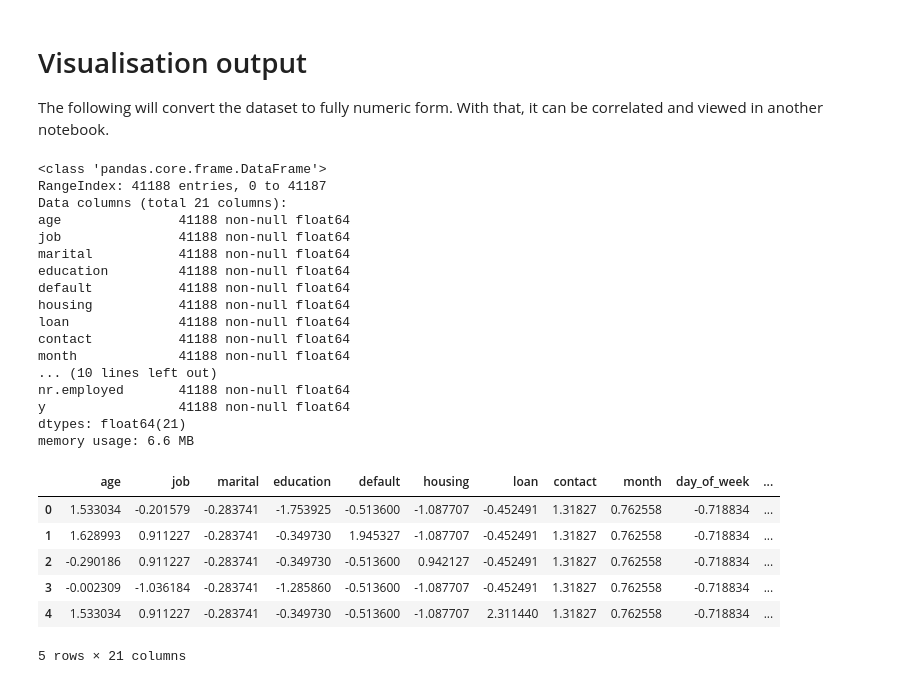
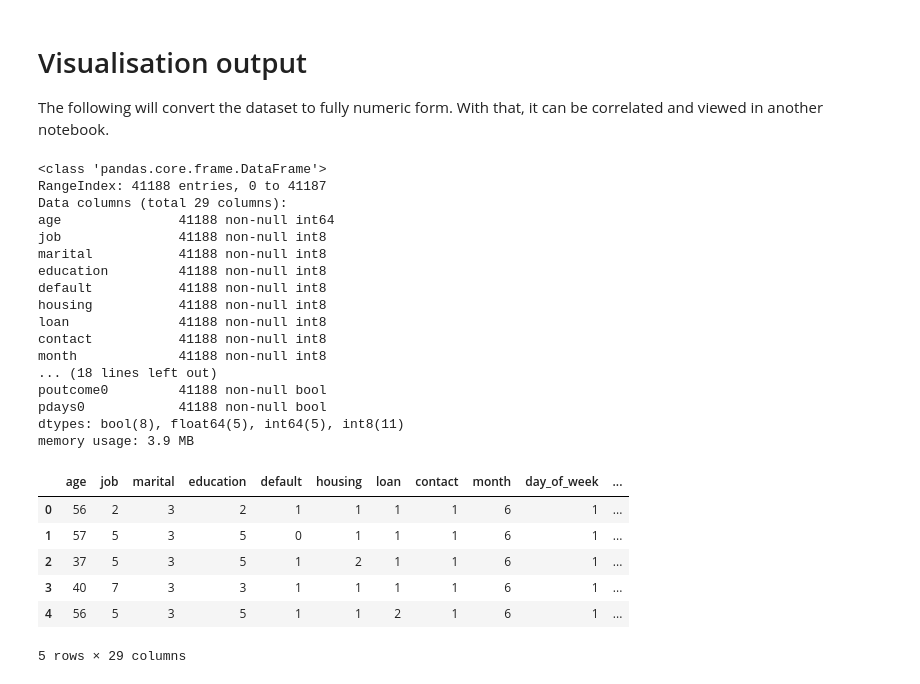
Before and after one commit to eepgwde/pyeg0, a Jupyter notebook: fca/fca0.ipynb, the cells around one changed output. Drawn from its saved outputs; the diff is of its cells as text; code cells hidden in the pictures.

```diff
--- a/fca/fca0.ipynb
+++ b/fca/fca0.ipynb
@@ -104,0 +173,11 @@ memory usage: 3.6 MB
+# %%
+## Reclassify the yes/no/unknown
+tags=['default', 'housing', 'loan']
+ctype0 = CategoricalDtype(categories=['unknown',
+                                      'no',
+                                      'yes'],
+                          ordered=True)
+
+for tag in tags:
+    df1 = i0.categorize0(df1, tag=tag, ctype0=ctype0, class0='unknown')
+    any(df1[tag].isna())
@@ -104,0 +188,9 @@ memory usage: 3.6 MB
+# %%
+## Reclassify this poutcome
+tag='poutcome'
+ctype0 = CategoricalDtype(categories=['nonexistent',
+                                      'failure',
+                                      'success'],
+                          ordered=True)
+df1 = i0.categorize0(df1, tag=tag, ctype0=ctype0, class0='nonexistent')
+any(df1[tag].isna())
@@ -104,0 +219,13 @@ memory usage: 3.6 MB
+# %%
+tag = 'pdays'
+tag0 = tag+"0"
+df1[tag0] = df1[tag].values == 999
+# %%
+# Make the pdays infinity not quite so large.
+x0 = max((df1[tag][df1[tag] != 999]).values)
+x0 = math.floor(1.5 * x0)
+x0
+
+s0 = df1[tag].copy()
+s0[s0.values == 999] = x0
+df1[tag] = s0
@@ -108,41 +247,43 @@ The following will convert the dataset to fully numeric form. With that, it can
 # %%
 # Convert categories to integers and scale
 df2 = i0.cat2code(df1)
 
 df2.info()
 df2.head()
 
 # Let me look at it with R and do some visualisation
+df1.to_csv("catted.csv", index=False)
+df1.to_pickle("catted.pickle")
 df2.to_csv("coded.csv", index=False)
 df2.to_pickle("coded.pickle")
 
 # df3 = i0.code2scale(df2, scaler0=StandardScaler(with_std=False))
 df3 = i0.code2scale(df2, scaler0=StandardScaler(with_std=True))
 df3.to_pickle("scaled.pickle")
 
 # Visualisation and models are in other notebooks.
 # %% [output]
 <class 'pandas.core.frame.DataFrame'>
 RangeIndex: 41188 entries, 0 to 41187
-Data columns (total 21 columns):
-age               41188 non-null float64
-job               41188 non-null float64
-marital           41188 non-null float64
-education         41188 non-null float64
-default           41188 non-null float64
-housing           41188 non-null float64
-loan              41188 non-null float64
-contact           41188 non-null float64
-month             41188 non-null float64
-... (10 lines left out)
-nr.employed       41188 non-null float64
-y                 41188 non-null float64
-dtypes: float64(21)
-memory usage: 6.6 MB
+Data columns (total 29 columns):
+age               41188 non-null int64
+job               41188 non-null int8
+marital           41188 non-null int8
+education         41188 non-null int8
+default           41188 non-null int8
+housing           41188 non-null int8
+loan              41188 non-null int8
+contact           41188 non-null int8
+month             41188 non-null int8
+... (18 lines left out)
+poutcome0         41188 non-null bool
+pdays0            41188 non-null bool
+dtypes: bool(8), float64(5), int64(5), int8(11)
+memory usage: 3.9 MB
 |  | age | job | marital | education | default | housing | loan | contact | month | day_of_week | ... |
-| 0 | 1.533034 | -0.201579 | -0.283741 | -1.753925 | -0.513600 | -1.087707 | -0.452491 | 1.31827 | 0.762558 | -0.718834 | ... |
-| 1 | 1.628993 | 0.911227 | -0.283741 | -0.349730 | 1.945327 | -1.087707 | -0.452491 | 1.31827 | 0.762558 | -0.718834 | ... |
-| 2 | -0.290186 | 0.911227 | -0.283741 | -0.349730 | -0.513600 | 0.942127 | -0.452491 | 1.31827 | 0.762558 | -0.718834 | ... |
-| 3 | -0.002309 | -1.036184 | -0.283741 | -1.285860 | -0.513600 | -1.087707 | -0.452491 | 1.31827 | 0.762558 | -0.718834 | ... |
-| 4 | 1.533034 | 0.911227 | -0.283741 | -0.349730 | -0.513600 | -1.087707 | 2.311440 | 1.31827 | 0.762558 | -0.718834 | ... |
+| 0 | 56 | 2 | 3 | 2 | 1 | 1 | 1 | 1 | 6 | 1 | ... |
+| 1 | 57 | 5 | 3 | 5 | 0 | 1 | 1 | 1 | 6 | 1 | ... |
+| 2 | 37 | 5 | 3 | 5 | 1 | 2 | 1 | 1 | 6 | 1 | ... |
+| 3 | 40 | 7 | 3 | 3 | 1 | 1 | 1 | 1 | 6 | 1 | ... |
+| 4 | 56 | 5 | 3 | 5 | 1 | 1 | 2 | 1 | 6 | 1 | ... |
-5 rows × 21 columns
+5 rows × 29 columns
```
Also changed, not shown: parts of 23 cells of this notebook, 4 other files.
